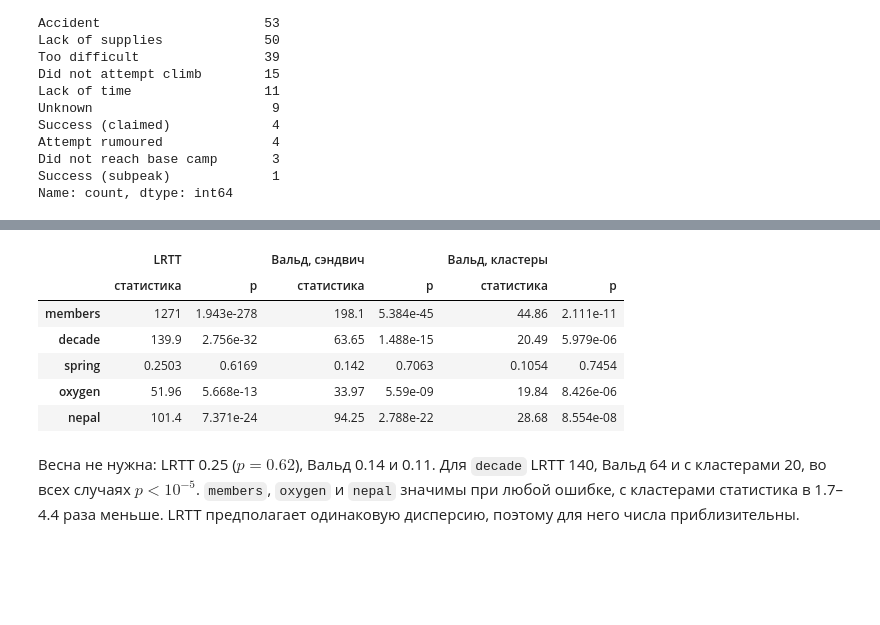
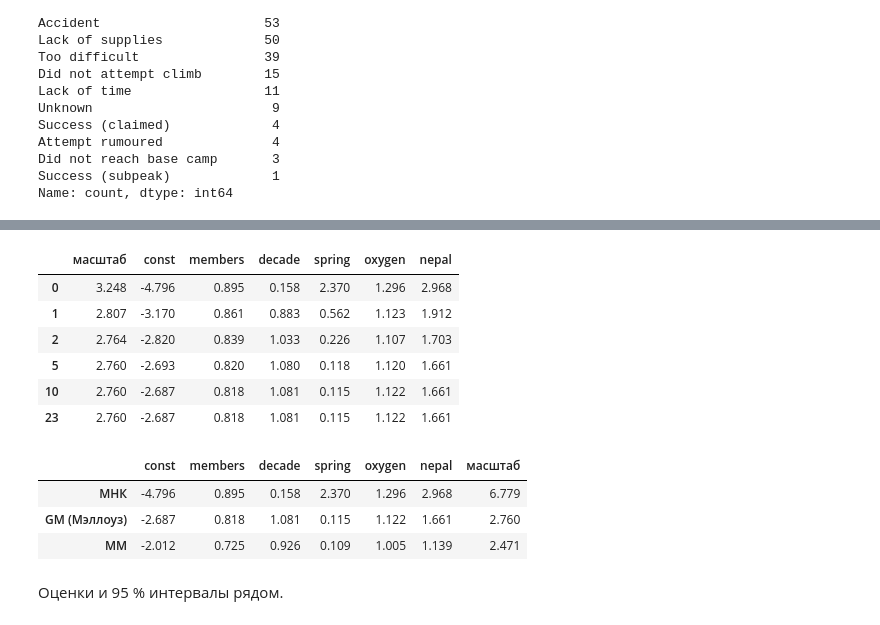
Before and after one commit to Vovamujik/stata_ai_2026_lab3, a Jupyter notebook: Lab3_Everest.ipynb, the cells around one changed output, grey strips where cells are left out. Drawn from its saved outputs; the diff is of its cells as text; code cells hidden in the pictures; blank space fills up the shorter version.

```diff
--- a/Lab3_Everest.ipynb
+++ b/Lab3_Everest.ipynb
@@ -657,6 +539,0 @@ history.iloc[[0, 1, 2, 5, 10, len(history) - 1]]
-# %%
-beta_hub, sigma_hub, _ = gm_fit(X, y, np.ones(n))
-u_gm = (y - X @ beta_gm) / sigma_gm
-se_gm = sandwich_se(X, W_x * np.clip(u_gm, -K, K), W_x * (np.abs(u_gm) <= K), sigma_gm)
-pd.DataFrame([beta_ls, beta_hub, beta_gm, beta_mm], columns=names,
-             index=["МНК", "Хьюбер, W = 1", "GM (Мэллоуз)", "MM"]).assign(масштаб=[s_ls, sigma_hub, sigma_gm, sigma])
@@ -722,9 +616,0 @@ pd.DataFrame({"(5.39)": se_539, "сэндвич": se_mm, "кластеры по
-# %%
-rng = np.random.default_rng(1)
-boot = []
-for _ in range(300):
-    i = rng.integers(0, n, n)
-    b_i, s_i = s_refine(X[i], y[i], beta_s)
-    boot.append(m_step(X[i], y[i], b_i, s_i)[0])
-se_boot = np.std(boot, axis=0)
-pd.DataFrame({"сэндвич": se_mm, "бутстрап": se_boot}, index=names).T
@@ -762,25 +634,42 @@ $$T_L=\sum_i\rho\!\left(\frac{r_i(\hat\beta_R)}{\hat\sigma}\right)-\sum_i\rho\!\
+# %%
+K = 1.345
+
+def w_hub(u):
+    return np.minimum(1, K / np.maximum(np.abs(u), 1e-12))
+
+def gm_fit(X, y, W):
+    b, history = wls(X, y, np.ones(len(y))), []
+    for _ in range(500):
+        r = y - X @ b
+        s = m_scale(r)
+        history.append([s, *b])
+        b_new = wls(X, y, W * w_hub(r / s))
+        done = np.max(np.abs(b_new - b)) < 1e-9
+        b = b_new
+        if done:
+            break
+    return b, s, history
+
+beta_gm, sigma_gm, history = gm_fit(X, y, W_x)
+history = pd.DataFrame(history, columns=["масштаб"] + names)
+history.iloc[[0, 1, 2, 5, 10, len(history) - 1]]
+# %% [output]
+|  | масштаб | const | members | decade | spring | oxygen | nepal |
+| 0 | 3.248 | -4.796 | 0.895 | 0.158 | 2.370 | 1.296 | 2.968 |
+| 1 | 2.807 | -3.170 | 0.861 | 0.883 | 0.562 | 1.123 | 1.912 |
+| 2 | 2.764 | -2.820 | 0.839 | 1.033 | 0.226 | 1.107 | 1.703 |
+| 5 | 2.760 | -2.693 | 0.820 | 1.080 | 0.118 | 1.120 | 1.661 |
+| 10 | 2.760 | -2.687 | 0.818 | 1.081 | 0.115 | 1.122 | 1.661 |
+| 23 | 2.760 | -2.687 | 0.818 | 1.081 | 0.115 | 1.122 | 1.661 |
 # %%
-def lrtt(j):
-    rest = [k for k in range(p) if k != j]
-    b_r, _ = m_step(X[:, rest], y, beta_mm[rest], sigma)
-    u_r = (y - X[:, rest] @ b_r) / sigma
-    t = norm_bi * (rho_bi(u_r, C1).sum() - rho_bi(u_mm, C1).sum())
-    return 2 * t * np.mean(dpsi_bi(u_mm, C1)) / np.mean(psi_bi(u_mm, C1) ** 2)
-
-norm_bi = C1 ** 2 / 6
-wald = (beta_mm / se_mm) ** 2
-wald_cl = (beta_mm / se_cl) ** 2
-stat = np.array([lrtt(j) for j in range(1, p)])
-pd.concat({"LRTT": pd.DataFrame({"статистика": stat, "p": stats.chi2.sf(stat, 1)}, index=names[1:]),
-           "Вальд, сэндвич": pd.DataFrame({"статистика": wald[1:], "p": stats.chi2.sf(wald[1:], 1)}, index=names[1:]),
-           "Вальд, кластеры": pd.DataFrame({"статистика": wald_cl[1:], "p": stats.chi2.sf(wald_cl[1:], 1)}, index=names[1:])}, axis=1).map("{:.4g}".format)
+u_gm = (y - X @ beta_gm) / sigma_gm
+se_gm = sandwich_se(X, W_x * np.clip(u_gm, -K, K), W_x * (np.abs(u_gm) <= K), sigma_gm)
+pd.DataFrame([beta_ls, beta_gm, beta_mm], columns=names,
+             index=["МНК", "GM (Мэллоуз)", "MM"]).assign(масштаб=[s_ls, sigma_gm, sigma])
 # %% [output]
-|  | LRTT |  | Вальд, сэндвич |  | Вальд, кластеры |  |
-|  | статистика | p | статистика | p | статистика | p |
-| members | 1271 | 1.943e-278 | 198.1 | 5.384e-45 | 44.86 | 2.111e-11 |
-| decade | 139.9 | 2.756e-32 | 63.65 | 1.488e-15 | 20.49 | 5.979e-06 |
-| spring | 0.2503 | 0.6169 | 0.142 | 0.7063 | 0.1054 | 0.7454 |
-| oxygen | 51.96 | 5.668e-13 | 33.97 | 5.59e-09 | 19.84 | 8.426e-06 |
-| nepal | 101.4 | 7.371e-24 | 94.25 | 2.788e-22 | 28.68 | 8.554e-08 |
+|  | const | members | decade | spring | oxygen | nepal | масштаб |
+| МНК | -4.796 | 0.895 | 0.158 | 2.370 | 1.296 | 2.968 | 6.779 |
+| GM (Мэллоуз) | -2.687 | 0.818 | 1.081 | 0.115 | 1.122 | 1.661 | 2.760 |
+| MM | -2.012 | 0.725 | 0.926 | 0.109 | 1.005 | 1.139 | 2.471 |
 # %% [markdown]
-Весна не нужна: LRTT 0.25 ($p=0.62$), Вальд 0.14 и 0.11. Для `decade` LRTT 140, Вальд 64 и с кластерами 20, во всех случаях $p<10^{-5}$. `members`, `oxygen` и `nepal` значимы при любой ошибке, с кластерами статистика в 1.7–4.4 раза меньше. LRTT предполагает одинаковую дисперсию, поэтому для него числа приблизительны.
+Оценки и 95 % интервалы рядом.
```
Also changed, not shown: parts of 272 cells of this notebook.
